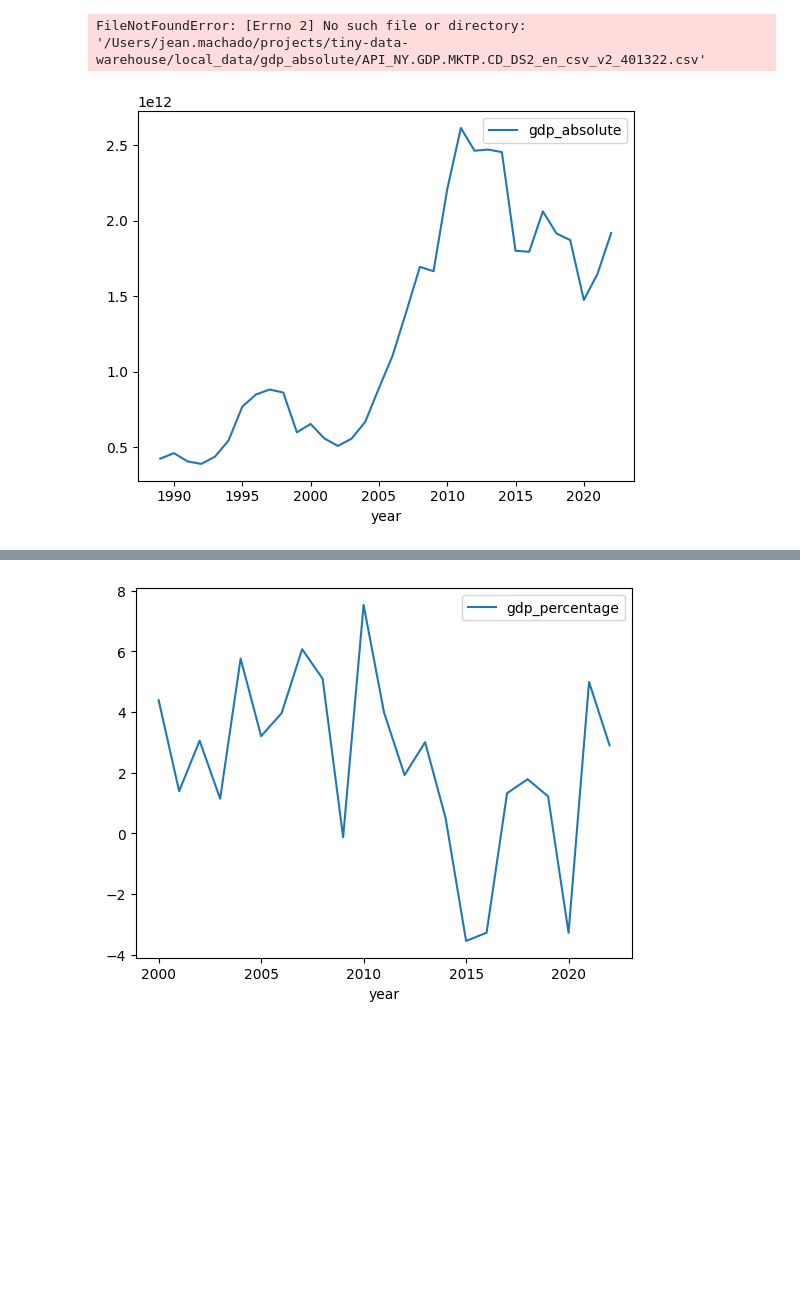
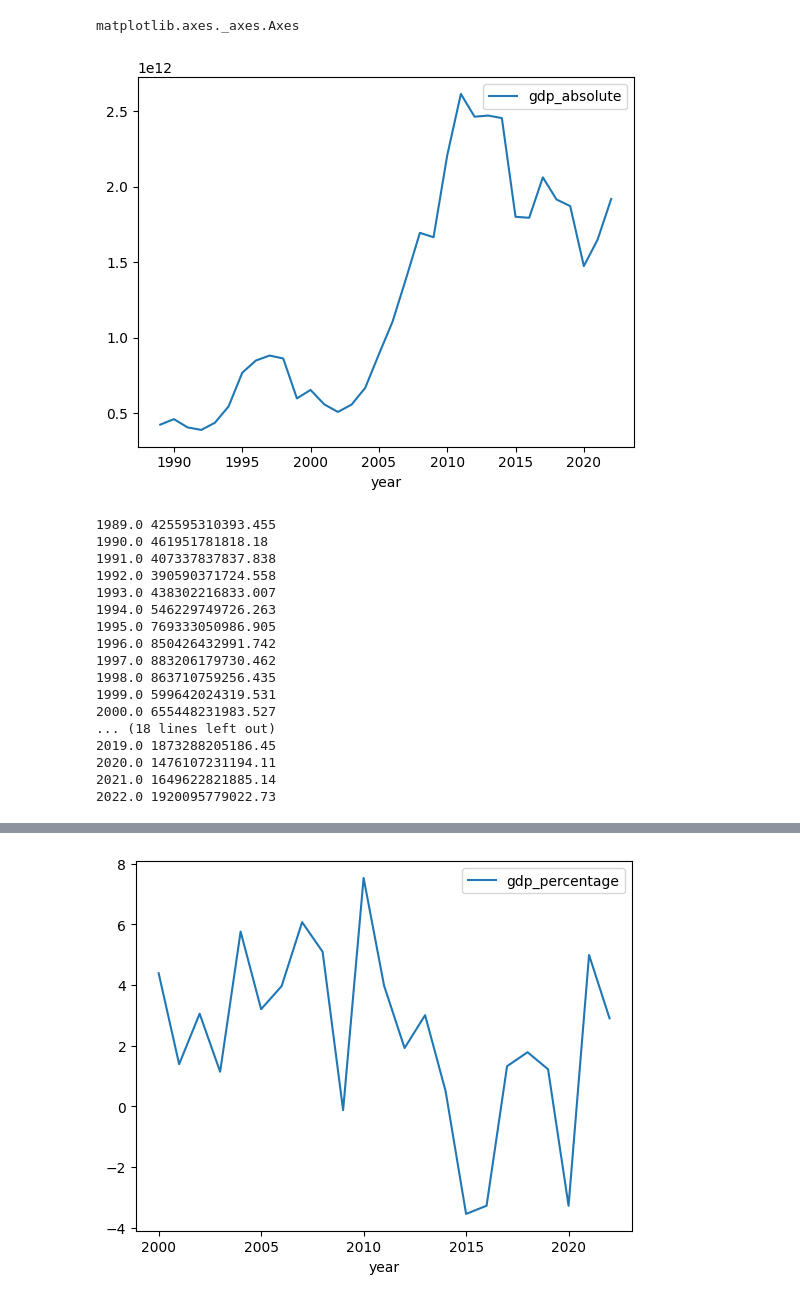
Before and after one commit to jeanCarloMachado/social_data_access, a Jupyter notebook: notebooks/gdp.ipynb, the cells around one changed output, grey strips where cells are left out. Cells and saved outputs as stored; diff of their text form; code cells hidden in the pictures; blank space fills up the shorter version.

```diff
--- a/notebooks/gdp.ipynb
+++ b/notebooks/gdp.ipynb
@@ -2,27 +2,32 @@
 
 from social_data_access.social_data import SocialData
 import pandas as pd
+from tiny_data_warehouse import DataWarehouse
+import numpy as np
 
-swh = SocialData()
+sd = SocialData()
+
+tdw = DataWarehouse()
 # %%
 
-df2 = swh.read('world_bank.gdp_absolute')
+df2 = sd.read('world_bank.gdp_absolute')
 df2 = df2[df2['Country Name'] == 'Brazil']
 df = df2.to_dict(orient='records')
 
 data = []
 for i in range(1960, 2023):
     data.append([i, df[0][str(i)]])
 
 df = pd.DataFrame(data, columns=['year', 'gdp_absolute'])
 plot = df.plot(x='year', y='gdp_absolute')
 
 type(plot)
 # %% [output]
-FileNotFoundError: [Errno 2] No such file or directory: '/Users/jean.machado/projects/tiny-data-warehouse/local_data/gdp_absolute/API_NY.GDP.MKTP.CD_DS2_en_csv_v2_401322.csv'
+matplotlib.axes._axes.Axes
+[figure, added]
 # %%
 
-df2 = swh.read('world_bank.gdp_absolute')
+df2 = sd.read('world_bank.gdp_absolute')
 df2 = df2[df2['Country Name'] == 'Brazil']
 df = df2.to_dict(orient='records')
 
@@ -31,6 +36,26 @@ for i in range(1960, 2023):
     data.append([i, df[0][str(i)]])
 
 df = pd.DataFrame(data, columns=['year', 'gdp_absolute'])
-plot = df.plot(x='year', y='gdp_absolute')
+df = df[df['gdp_absolute'] > 0]
+
+for entry in df.iterrows():
+    print(entry[1]['year'], entry[1]['gdp_absolute'])
+    tdw.write_event('social_data_access.yearly_metrics_brazil', {'metric': 'gdp_absolute', 'year': entry[1]['year'], 'value': entry[1]['gdp_absolute']})
 # %% [output]
-[figure, removed]
+1989.0 425595310393.455
+1990.0 461951781818.18
+1991.0 407337837837.838
+1992.0 390590371724.558
+1993.0 438302216833.007
+1994.0 546229749726.263
+1995.0 769333050986.905
+1996.0 850426432991.742
+1997.0 883206179730.462
+1998.0 863710759256.435
+1999.0 599642024319.531
+2000.0 655448231983.527
+... (18 lines left out)
+2019.0 1873288205186.45
+2020.0 1476107231194.11
+2021.0 1649622821885.14
+2022.0 1920095779022.73
```
Also changed, not shown: parts of 2 cells of this notebook, 7 other files.
